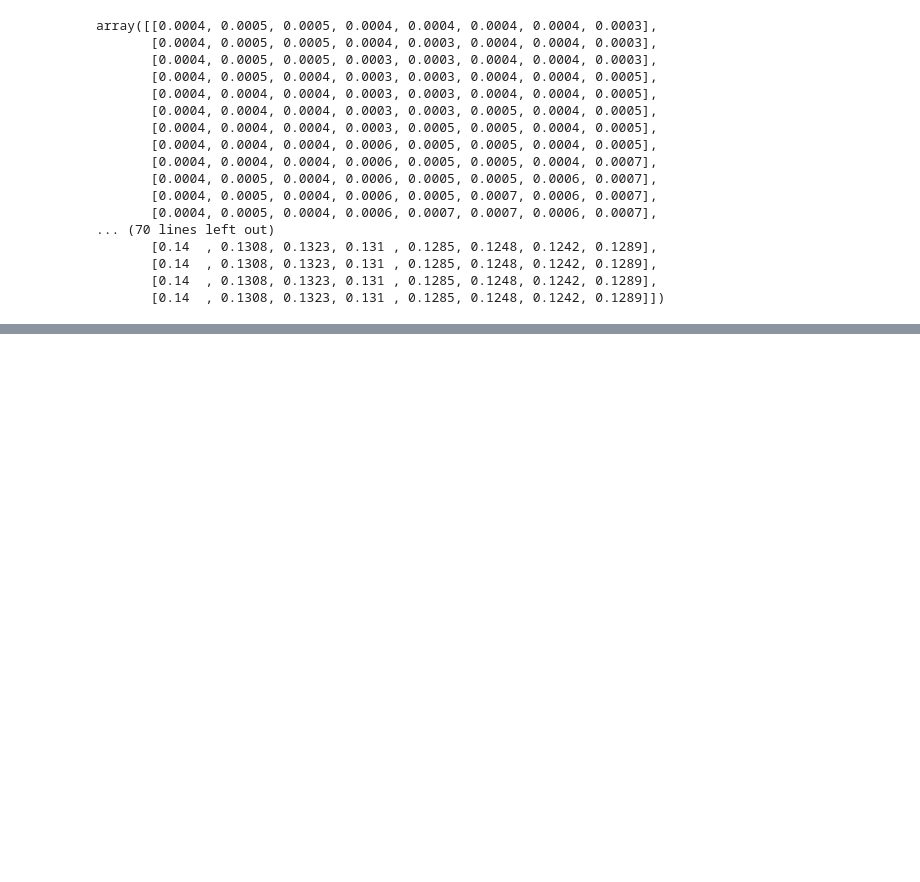
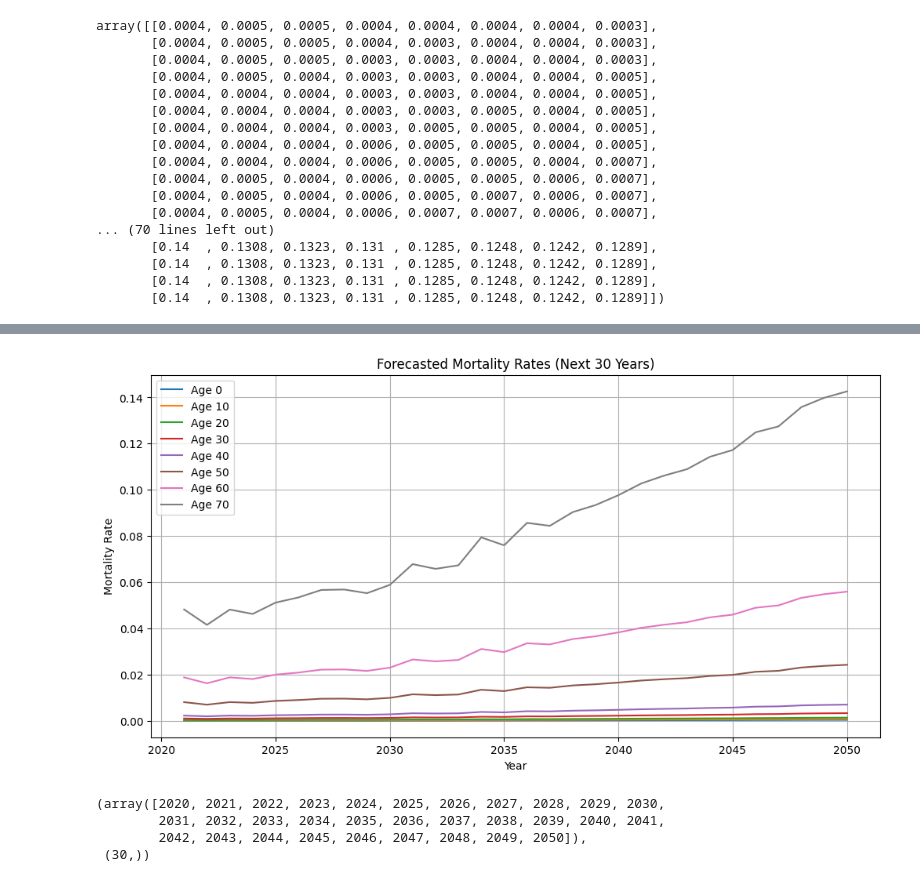
Before and after one commit to haolong2001/demos_v_matrix, a Jupyter notebook: preprocess_py/popu_forecase.ipynb, the cells around one changed output, grey strips where cells are left out. Drawn from its saved outputs; the diff is of its cells as text; code cells hidden in the pictures; blank space fills up the shorter version.

```diff
--- a/preprocess_py/popu_forecase.ipynb
+++ b/preprocess_py/popu_forecase.ipynb
@@ -172,0 +245,19 @@ plt.show()
+# %%
+plt.figure(figsize=(12, 6))
+for age in np.arange(0, 80, 10):  # Example age groups
+    plt.plot(future_years,mortality_matrix_mat[0, age, :], label=f'Age {age}')
+plt.title("Forecasted Mortality Rates (Next 30 Years)")
+plt.xlabel("Year")
+plt.ylabel("Mortality Rate")
+plt.legend()
+plt.grid()
+plt.show()
+# %% [output]
+[figure, added]
+# %%
+future_years,mortality_matrix_mat[0, age, :].shape
+# %% [output]
+(array([2020, 2021, 2022, 2023, 2024, 2025, 2026, 2027, 2028, 2029, 2030,
+        2031, 2032, 2033, 2034, 2035, 2036, 2037, 2038, 2039, 2040, 2041,
+        2042, 2043, 2044, 2045, 2046, 2047, 2048, 2049, 2050]),
+ (30,))
```
Also changed, not shown: parts of 15 cells of this notebook, 36 other files.
